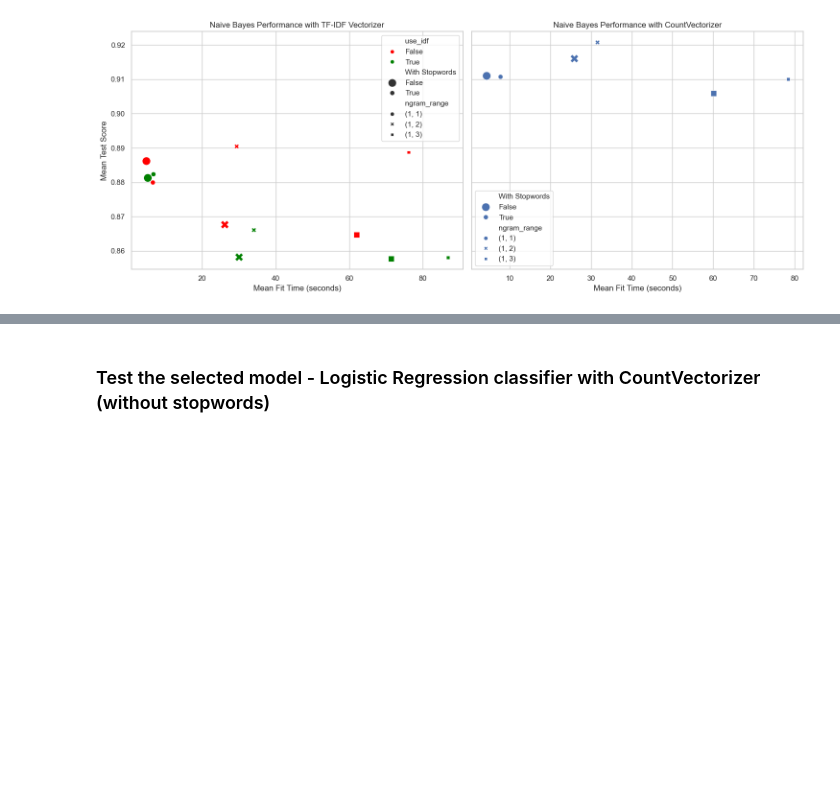
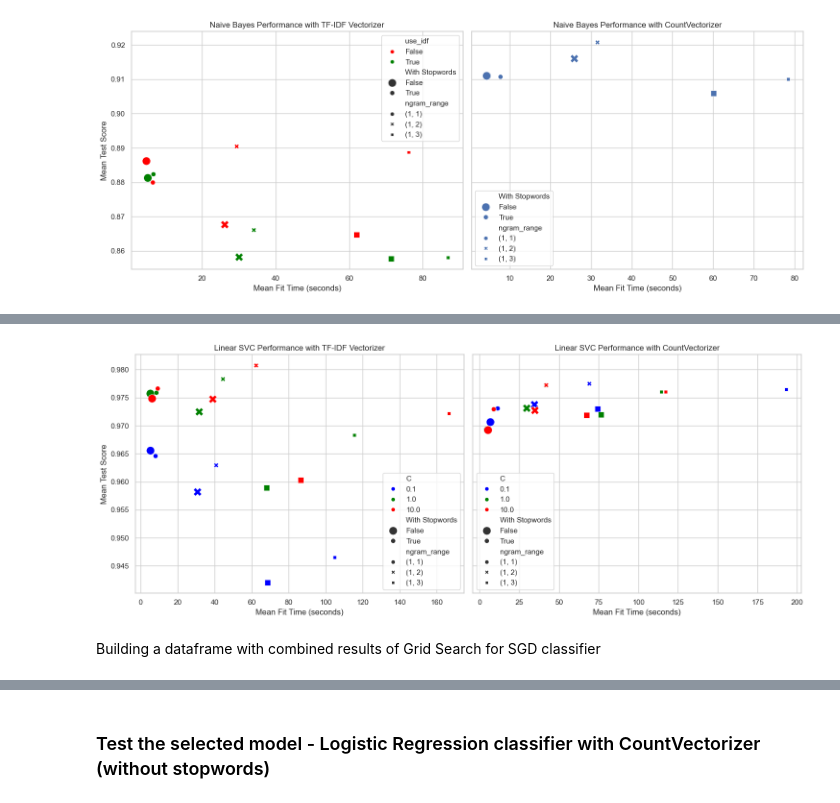
Before and after one commit to codingkuzzi/Final-Project, a Jupyter notebook: src/fake_news_detection_final_project.ipynb, the cells around one changed output, grey strips where cells are left out. Cells and saved outputs as stored; diff of their text form; code cells hidden in the pictures; blank space fills up the shorter version.

```diff
--- a/src/fake_news_detection_final_project.ipynb
+++ b/src/fake_news_detection_final_project.ipynb
@@ -3214,0 +3028,6 @@ visualize_classifier_results_without_C(dt_combined_df, 'Decision Tree')
+# %%
+visualize_classifier_results_with_params(linearSVC_combined_df, 'Linear SVC', 'C', 'With Stopwords', 'ngram_range')
+# %% [output]
+[figure, added]
+# %% [markdown]
+Building a dataframe with combined results of Grid Search for SGD classifier
```
Also changed, not shown: parts of 37 cells of this notebook, 5 other files.
